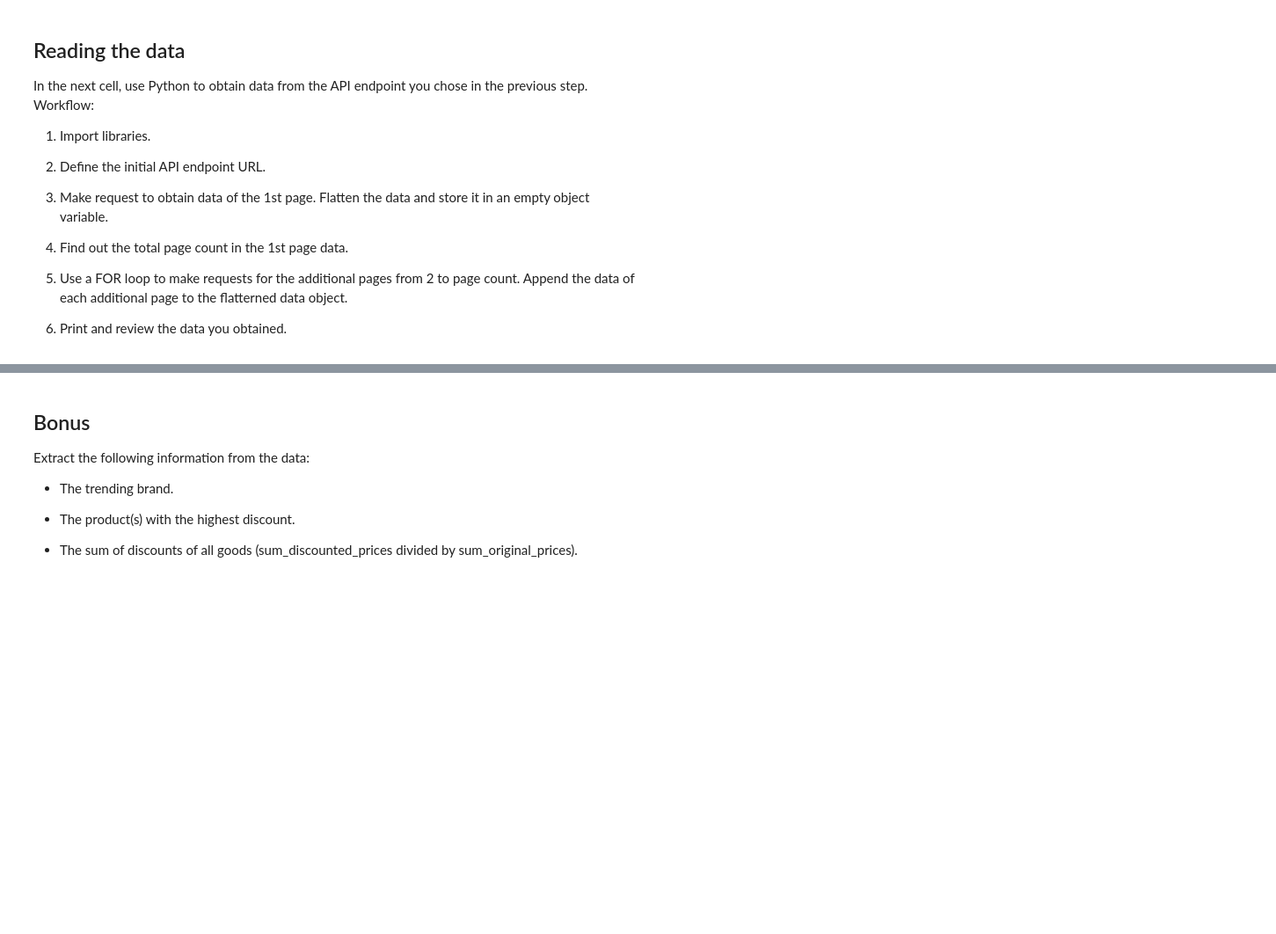
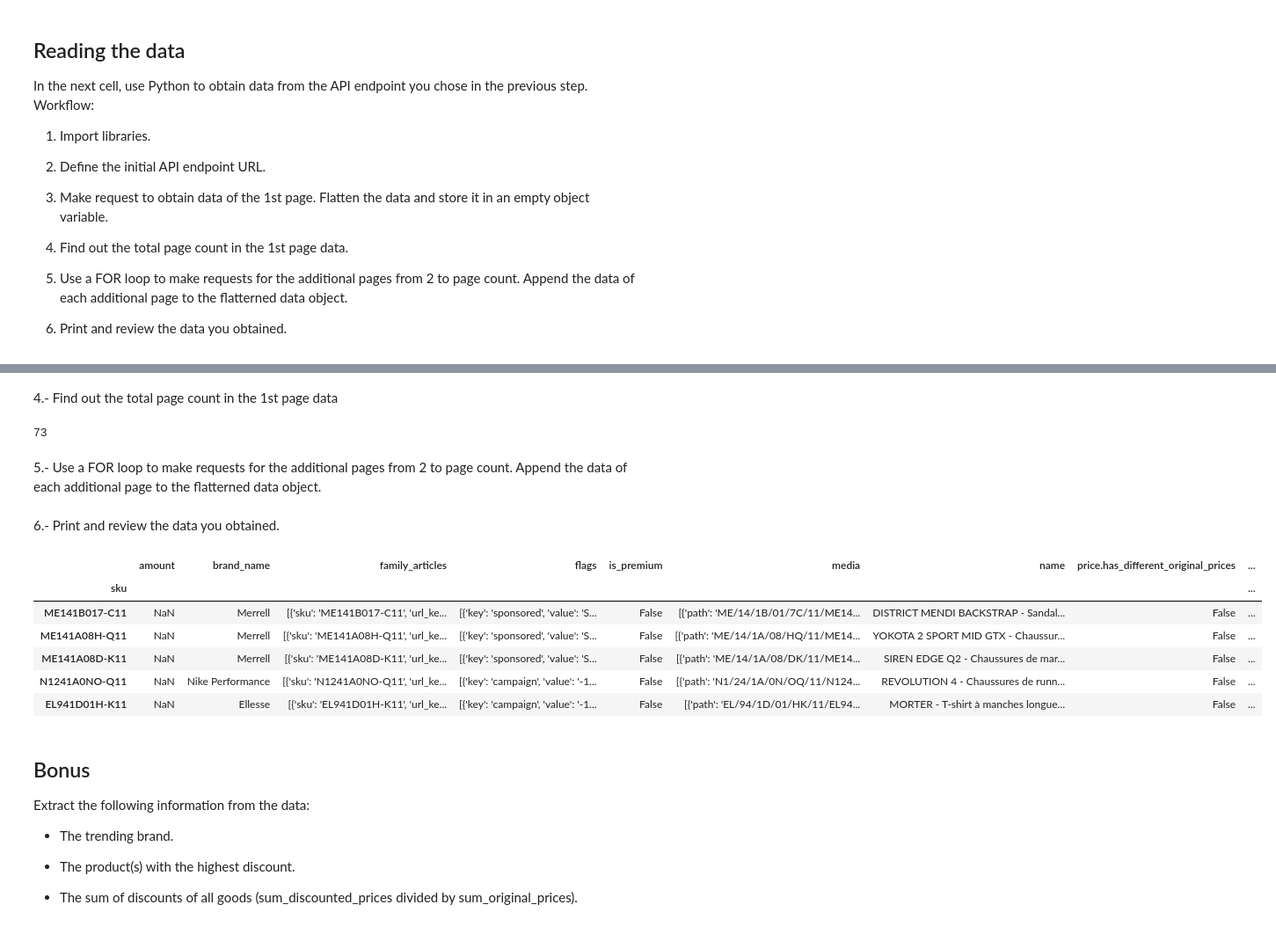
Before and after one commit to ta-datapt-bcn/lab-parsing-API-data, a Jupyter notebook: your-code/main.ipynb, the cells around one changed output, grey strips where cells are left out. Shown: that part at 88% size. Cells and saved outputs as stored; diff of their text form; code cells hidden in the pictures; blank space fills up the shorter version.

```diff
--- a/your-code/main.ipynb
+++ b/your-code/main.ipynb
@@ -37,0 +51,4 @@ In the next cell, use Python to obtain data from the API endpoint you chose in t
+# %%
+# your code here
+header = {'user-agent': 'Mozilla/5.0 (Macintosh; Intel Mac OS X 10_14_5) AppleWebKit/537.36 (KHTML, like Gecko) Chrome/75.0.3770.100 Safari/537.36'}
+initial_endpoint = 'https://www.zalando.fr/api/catalog/articles?categories=promo-sport-femme&limit=84&offset=0&sort=sale'
@@ -37,0 +57,5 @@ In the next cell, use Python to obtain data from the API endpoint you chose in t
+# %%
+flattened_data = pd.DataFrame()
+response = requests.get(initial_endpoint,headers=header)
+results = response.json()
+results
@@ -38,3 +80,35 @@ In the next cell, use Python to obtain data from the API endpoint you chose in t
+# %% [markdown]
+4.- Find out the total page count in the 1st page data
+# %%
+pages = results['pagination']['page_count']
+pages
+# %% [output]
+73
+# %% [markdown]
+5.- Use a FOR loop to make requests for the additional pages from 2 to page count. Append the data of each additional page to the flatterned data object.
+# %%
+data = pd.DataFrame()
+for i in range(pages):
+    k = i*84
+    url = f'https://www.zalando.fr/api/catalog/articles?categories=promo-sport-femme&limit=84&offset={k}&sort=sale'
+    response = requests.get(url,headers=header)
+    results = response.json()
+    flattened_data = json_normalize(results)
+    flattened_data2 = json_normalize(flattened_data.articles[0]) #take the articles
+    articles = flattened_data2.set_index('sku') #set sku as index
+    data = data.append(articles,sort=False) #append the data of the page
+# %% [markdown]
+6.- Print and review the data you obtained.
+# %%
+data.head()
+# %% [output]
+|  | amount | brand_name | family_articles | flags | is_premium | media | name | price.has_different_original_prices | ... |
+| sku |  |  |  |  |  |  |  |  | ... |
+| ME141B017-C11 | NaN | Merrell | [{'sku': 'ME141B017-C11', 'url_ke... | [{'key': 'sponsored', 'value': 'S... | False | [{'path': 'ME/14/1B/01/7C/11/ME14... | DISTRICT MENDI BACKSTRAP - Sandal... | False | ... |
+| ME141A08H-Q11 | NaN | Merrell | [{'sku': 'ME141A08H-Q11', 'url_ke... | [{'key': 'sponsored', 'value': 'S... | False | [{'path': 'ME/14/1A/08/HQ/11/ME14... | YOKOTA 2 SPORT MID GTX - Chaussur... | False | ... |
+| ME141A08D-K11 | NaN | Merrell | [{'sku': 'ME141A08D-K11', 'url_ke... | [{'key': 'sponsored', 'value': 'S... | False | [{'path': 'ME/14/1A/08/DK/11/ME14... | SIREN EDGE Q2 - Chaussures de mar... | False | ... |
+| N1241A0NO-Q11 | NaN | Nike Performance | [{'sku': 'N1241A0NO-Q11', 'url_ke... | [{'key': 'campaign', 'value': '-1... | False | [{'path': 'N1/24/1A/0N/OQ/11/N124... | REVOLUTION 4 - Chaussures de runn... | False | ... |
+| EL941D01H-K11 | NaN | Ellesse | [{'sku': 'EL941D01H-K11', 'url_ke... | [{'key': 'campaign', 'value': '-1... | False | [{'path': 'EL/94/1D/01/HK/11/EL94... | MORTER - T-shirt à manches longue... | False | ... |
 # %% [markdown]
 ## Bonus
 
```
Also changed, not shown: parts of 23 cells of this notebook.
